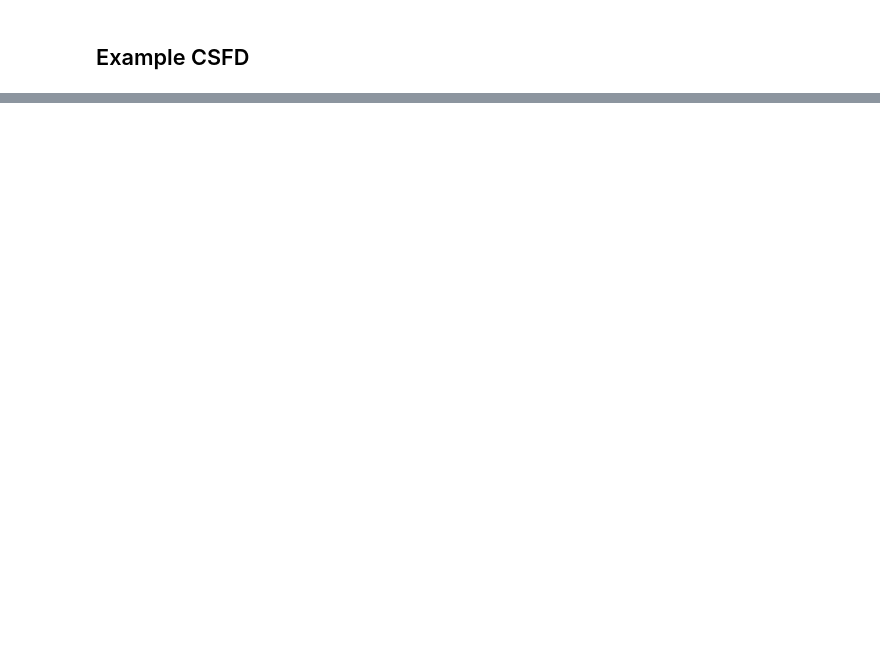
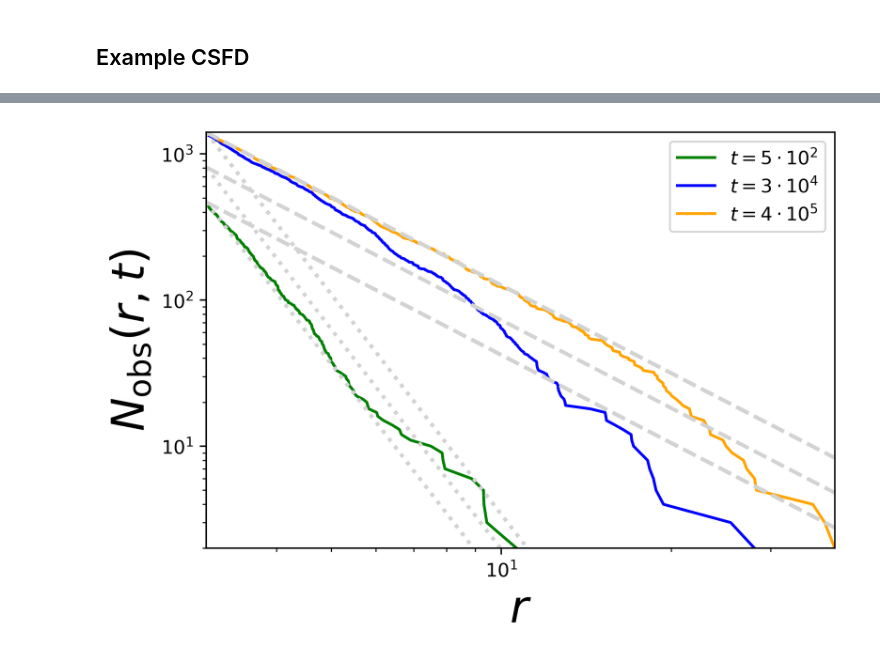
Before and after one commit to seanmason/saturation, a Jupyter notebook: notebooks/thesis/Chapter1/CSFD.ipynb, the cells around one changed output, grey strips where cells are left out. Drawn from its saved outputs; the diff is of its cells as text; code cells hidden in the pictures; blank space fills up the shorter version.

```diff
--- a/notebooks/thesis/Chapter1/CSFD.ipynb
+++ b/notebooks/thesis/Chapter1/CSFD.ipynb
@@ -197,0 +218,95 @@ plt.show()
+# %%
+font_size = 24
+n_lines_below = 0
+n_lines_above = 0
+n_geometric_saturation_ref_lines = 3
+n_production_ref_lines = 3
+
+young_radii = young_state.radius.sort_values()
+older_radii = older_state.radius.sort_values()
+oldest_radii = oldest_state.radius.sort_values()
+nobs_young = young_radii.count()
+nobs_old = oldest_radii.count()
+min_r_ref = oldest_radii.min()
+
+fig = plt.figure(figsize=(6, 4), dpi=400)
+ax = fig.add_subplot(111)
+
+# Plot young state
+observed_young_y = range(len(young_radii) + 1, 1, -1)
+ax.plot(young_radii, observed_young_y, label=f"$t={get_scientific_notation(young_target_ngen, 0)}$", color="green")
+
+# Plot older state
+observed_older_y = range(len(older_radii) + 1, 1, -1)
+ax.plot(older_radii, observed_older_y, label=f"$t={get_scientific_notation(older_target_ngen, 0)}$", color="blue")
+
+# Plot old state
+observed_oldest_y = range(len(oldest_radii) + 1, 1, -1)
+ax.plot(oldest_radii, observed_oldest_y, label=f"$t={get_scientific_notation(oldest_target_ngen, 0)}$", color="orange")
+
+# Add multiple reference lines for each slope
+x_ref = np.logspace(np.log10(oldest_radii.min()), np.log10(oldest_radii.max()), 100)
+
+young_geometric_saturation_intercept = nobs_young / min_r_ref ** -2
+young_production_intercept = nobs_young / min_r_ref ** b_p
+
+old_geometric_saturation_intercept = nobs_old / min_r_ref ** -2
+old_production_intercept = nobs_old / min_r_ref ** b_p
+
+intercepts = np.logspace(
+    start=np.log10(young_geometric_saturation_intercept),
+    stop=np.log10(old_geometric_saturation_intercept),
+    num=n_geometric_saturation_ref_lines
+)
+step_size = intercepts[1] / intercepts[0]
+geometric_saturation_intercepts = [
+    *[intercepts[0] / step_size**x for x in range(n_lines_below + 1)],
+    *intercepts,
+    *[intercepts[-1] * step_size**x for x in range(n_lines_above + 1)]
+]
+
+intercepts = np.logspace(
+    start=np.log10(young_production_intercept),
+    stop=np.log10(old_production_intercept),
+    num=n_geometric_saturation_ref_lines
+)
+step_size = intercepts[1] / intercepts[0]
+production_intercepts = [
+    *[intercepts[0] / step_size**x for x in range(n_lines_below + 1)],
+    *intercepts,
+    *[intercepts[-1] * step_size**x for x in range(n_lines_above + 1)]
+]
+
+reference_lines = {
+    -2: {
+        "intercepts": geometric_saturation_intercepts,
+        "style": "dashed"
+    },
+    b_p: {
+        "intercepts": production_intercepts,
+        "style": "dotted"
+    }
+}
+
+for b_ref, params in reference_lines.items():
+    for intercept in params["intercepts"]:
+        y_ref = intercept * x_ref**b_ref
+        ax.plot(x_ref, y_ref,ls=params["style"], color="lightgray", lw="2")
+
+# Set limits based on observed data
+ax.set_xlim(oldest_radii.min(), oldest_radii.max())
+ax.set_ylim(min(observed_oldest_y), max(observed_oldest_y))
+
+# Labels and scaling
+ax.set_xlabel("$r$", fontsize=font_size)
+ax.set_ylabel("$N_{\\text{obs}}(r, t)$", fontsize=font_size)
+
+ax.set_xscale("log")
+ax.set_yscale("log")
+ax.legend()
+
+plt.savefig("figures/example_csfds.png", bbox_inches="tight")
+
+plt.show()
+# %% [output]
+[figure, added]
```
Also changed, not shown: parts of 6 cells of this notebook, 4 other files.
